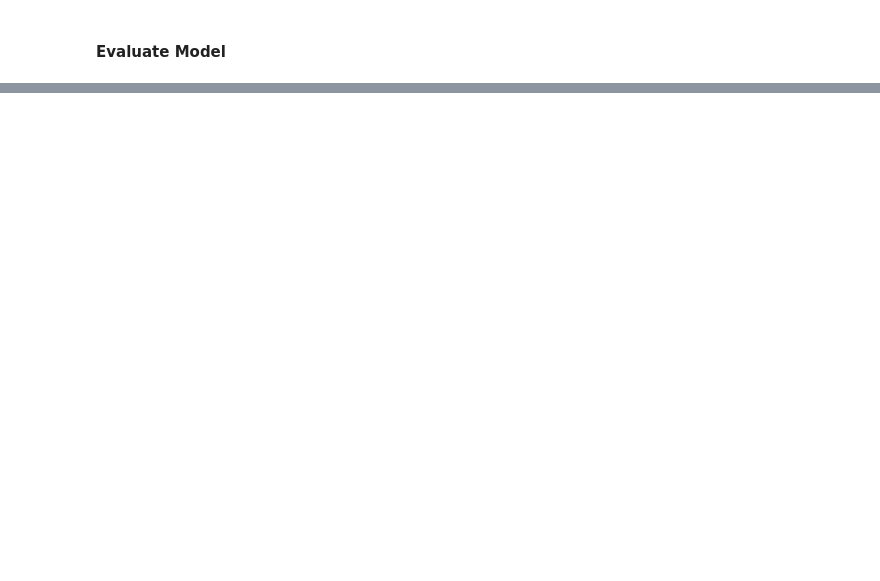
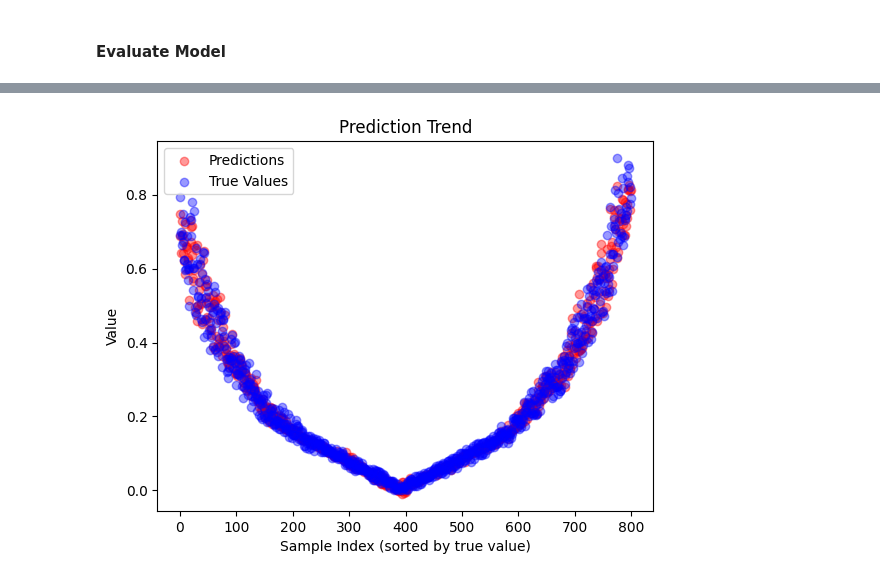
Before and after one commit to Jakkarin-Promsee/Discretization-of-Gradient-Flow, a Jupyter notebook: main.ipynb, the cells around one changed output, grey strips where cells are left out. Drawn from its saved outputs; the diff is of its cells as text; code cells hidden in the pictures; blank space fills up the shorter version.

Commit message:
feat: complte pure newton's method

```diff
--- a/main.ipynb
+++ b/main.ipynb
@@ -122,0 +127,9 @@ history.display_trend(ref="x", axis=0)
+# %%
+model = my_models.NewtonLrModel()
+# %%
+model.add(50, input_shape=2)
+model.add(30, activation="relu")
+model.add(10, activation="relu")
+model.add(10, activation="relu")
+model.add(5)
+model.add(1)
@@ -122,0 +142,21 @@ history.display_trend(ref="x", axis=0)
+# %%
+sample_dim = 4000
+input_dim = 2
+output_dim = 1
+split_ration = 0.8
+
+# Generate some linear sample_dim data
+# linear [sample_dim_dim, 1]
+linear = np.linspace(-1, 1, sample_dim).reshape(-1, 1)
+
+# z [sample_dim, output_dim]
+y_true = np.pow(linear,5)*0.5 + np.pow(linear, 1)*0.3 + np.pow(linear,2)*np.random.rand(sample_dim,output_dim)*0.1
+
+y_true = np.abs(y_true)
+
+# X [sample_dim, input_dim]
+X = np.column_stack((linear, np.pow(linear, 3))).reshape(sample_dim, input_dim)+ np.random.rand(sample_dim,input_dim)*0.1
+
+# Split dataset
+X_train, y_train, X_eval, y_eval = dataUtils.split_data(X, y_true, split_ration)
+y_pred = np.random.rand(y_eval.shape[0], y_eval.shape[1])
@@ -122,0 +178,2 @@ history.display_trend(ref="x", axis=0)
+# %%
+history = model.fit(X_train, y_train, X_eval, y_eval, epochs=1, batch_size=512)
@@ -122,0 +191,4 @@ history.display_trend(ref="x", axis=0)
+# %%
+history.display_trend(ref="x", axis=0)
+# %% [output]
+[figure, added]
```
Also changed, not shown: parts of 14 cells of this notebook, 5 other files.
